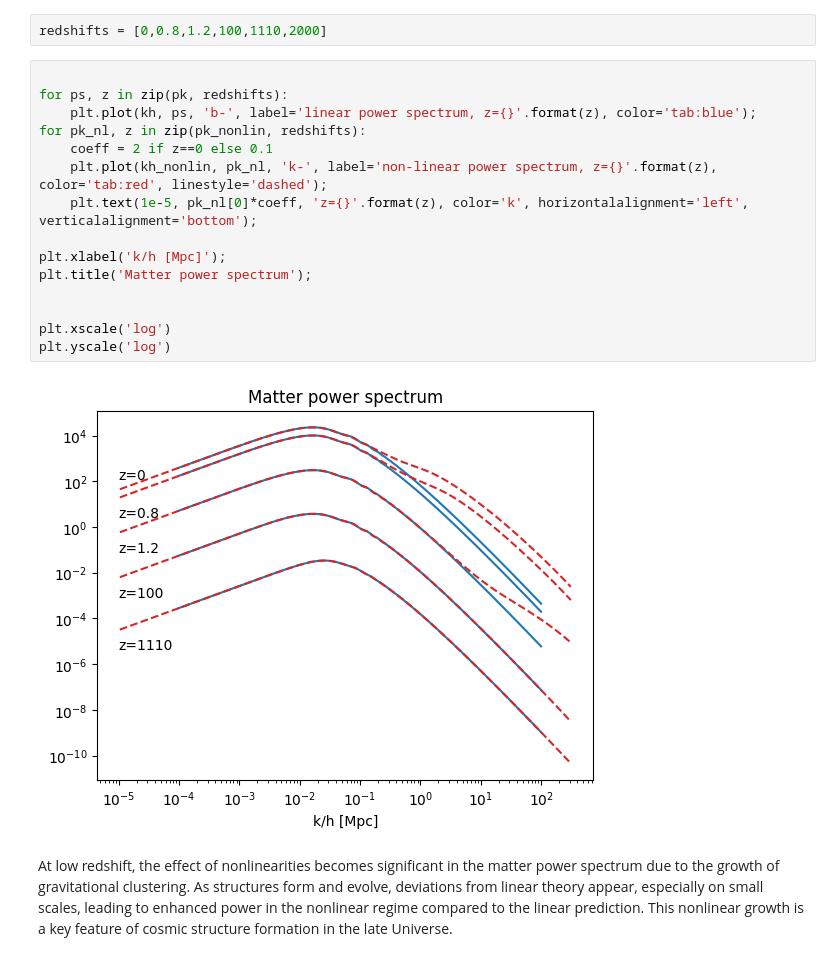
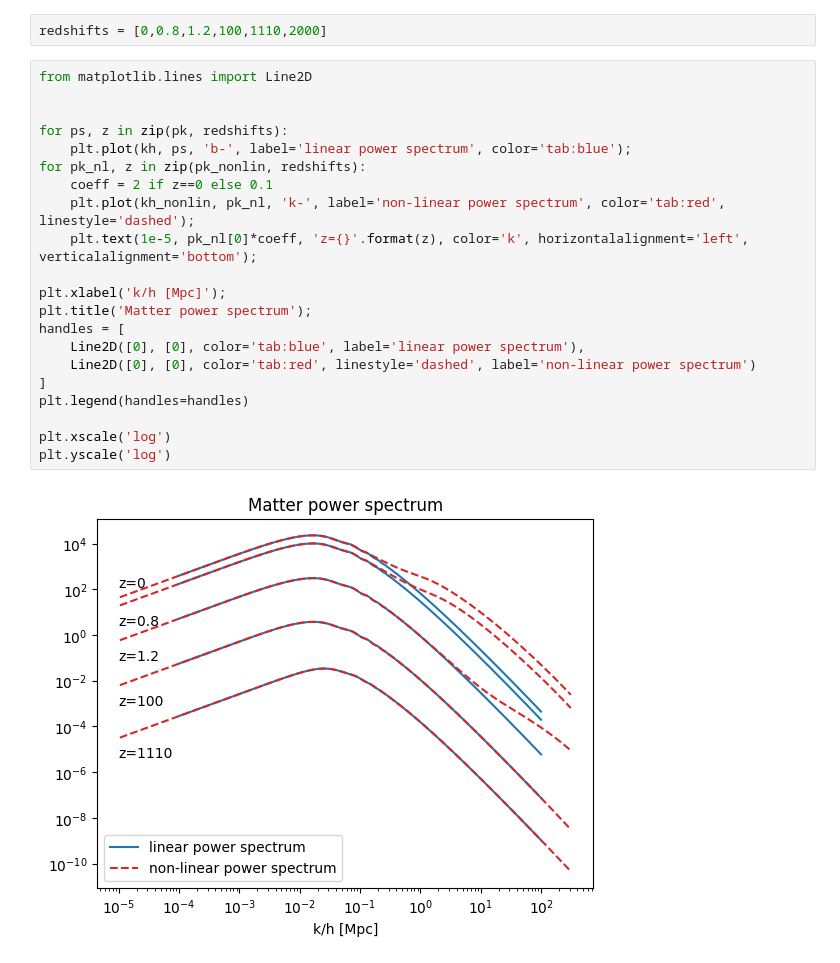
Before and after one commit to EdoardoMaragliano/CosmoIntro, a Jupyter notebook: Cosmo8_MatterPowerSpectrum/Cosmo8Ex2.ipynb, the cells around one changed output. Cells and saved outputs as stored; diff of their text form.

Commit message:
new plots w legend

```diff
--- a/Cosmo8_MatterPowerSpectrum/Cosmo8Ex2.ipynb
+++ b/Cosmo8_MatterPowerSpectrum/Cosmo8Ex2.ipynb
@@ -130,21 +132,25 @@ kh_nonlin, z, pk_nonlin  = results.get_nonlinear_matter_power_spectrum(params=pa
 # %%
 redshifts = [0,0.8,1.2,100,1110,2000]
 # %%
+from matplotlib.lines import Line2D
+
 
 for ps, z in zip(pk, redshifts):
-    plt.plot(kh, ps, 'b-', label='linear power spectrum, z={}'.format(z), color='tab:blue');
+    plt.plot(kh, ps, 'b-', label='linear power spectrum', color='tab:blue');
 for pk_nl, z in zip(pk_nonlin, redshifts):
     coeff = 2 if z==0 else 0.1
-    plt.plot(kh_nonlin, pk_nl, 'k-', label='non-linear power spectrum, z={}'.format(z), color='tab:red', linestyle='dashed');
+    plt.plot(kh_nonlin, pk_nl, 'k-', label='non-linear power spectrum', color='tab:red', linestyle='dashed');
     plt.text(1e-5, pk_nl[0]*coeff, 'z={}'.format(z), color='k', horizontalalignment='left', verticalalignment='bottom');
 
 plt.xlabel('k/h [Mpc]');
 plt.title('Matter power spectrum');
-
+handles = [
+    Line2D([0], [0], color='tab:blue', label='linear power spectrum'),
+    Line2D([0], [0], color='tab:red', linestyle='dashed', label='non-linear power spectrum')
+]
+plt.legend(handles=handles)
 
 plt.xscale('log')
 plt.yscale('log')
 # %% [output]
-[figure, old version]
+[figure, new version]
-# %% [markdown]
-At low redshift, the effect of nonlinearities becomes significant in the matter power spectrum due to the growth of gravitational clustering. As structures form and evolve, deviations from linear theory appear, especially on small scales, leading to enhanced power in the nonlinear regime compared to the linear prediction. This nonlinear growth is a key feature of cosmic structure formation in the late Universe.
```
Also changed, not shown: parts of 2 cells of this notebook.
